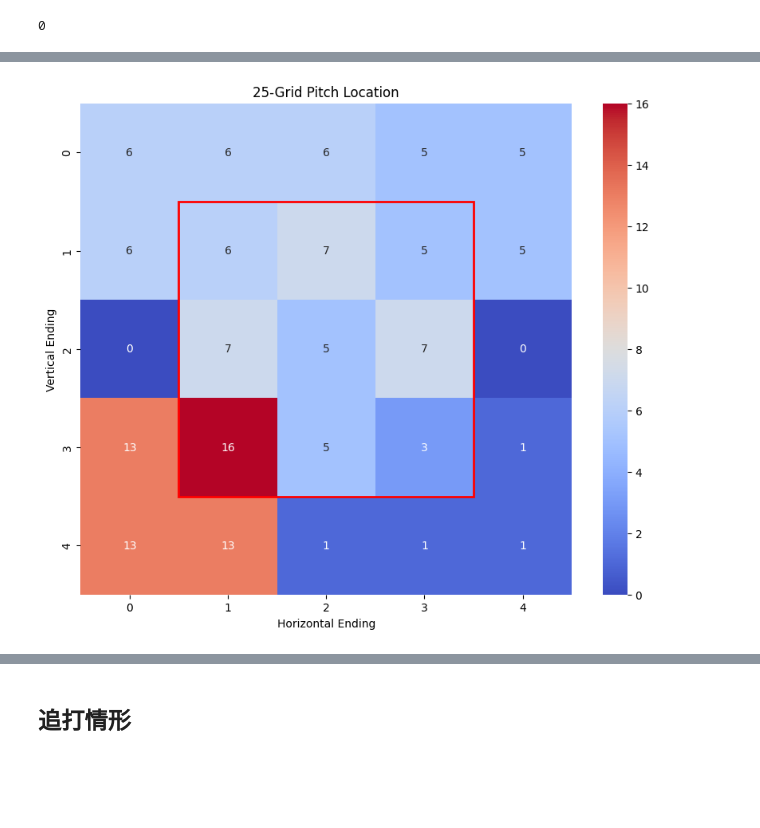
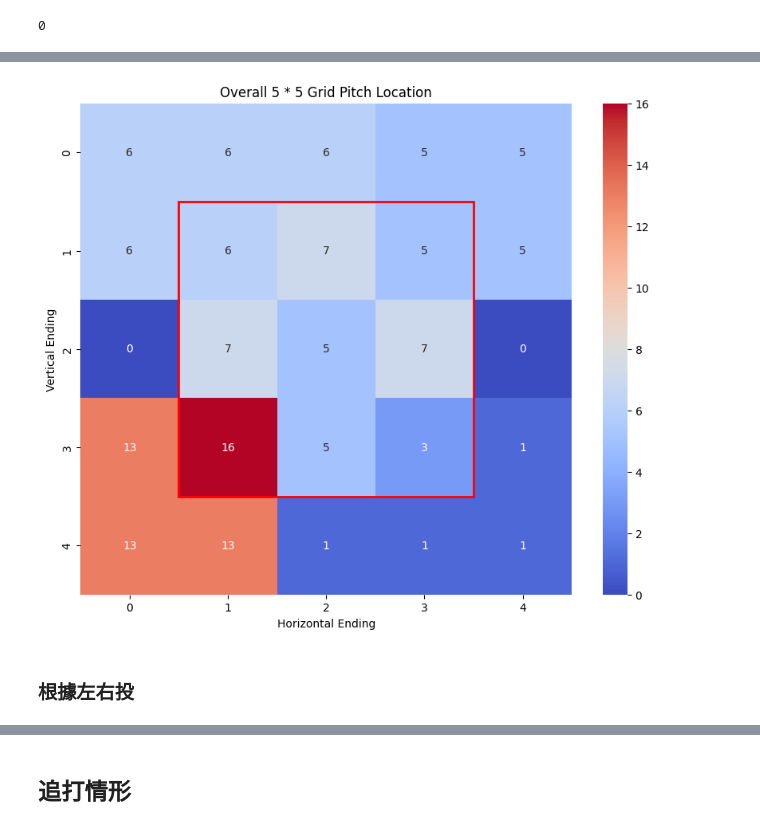
Before and after one commit to Shiou-Ju/jose-ramos-panama-batting, a Jupyter notebook: analysis/plate_preference.ipynb, the cells around one changed output, grey strips where cells are left out. Drawn from its saved outputs; the diff is of its cells as text; code cells hidden in the pictures; blank space fills up the shorter version.

```diff
--- a/analysis/plate_preference.ipynb
+++ b/analysis/plate_preference.ipynb
@@ -297,8 +297,8 @@ import matplotlib.pyplot as plt
 import seaborn as sns
 import numpy as np
 
-grid_counts = pitches_df['25_grid'].value_counts()
-grid_counts
+overall_pitch_location_counts = pitches_df['25_grid'].value_counts()
+overall_pitch_location_counts
 # %% [output]
 25_grid
 M    16
@@ -336,10 +336,8 @@ Name: count, dtype: int64
 
 
 from matplotlib import patches
-from matplotlib.path import Path
 
-
-grid_mapping = {
+grid_map = {
     'A': [(0, 0), (0, 1), (1, 0)],
     'B': [(0, 2)],
     'C': [(0, 3), (0, 4), (1, 4)],
@@ -360,13 +358,13 @@ grid_mapping = {
 }
 
 
-heatmap_data = np.zeros((5, 5))
+overall_pitch_location_heatmap = np.zeros((5, 5))
 
 
-for letter, positions in grid_mapping.items():
-    count = grid_counts.get(letter, 0)
+for letter, positions in grid_map.items():
+    count = overall_pitch_location_counts.get(letter, 0)
     for x, y in positions:
-        heatmap_data[x, y] += count
+        overall_pitch_location_heatmap[x, y] += count
 
 # 嘗試隱藏 其他例如 A 格子只留一格
 # annot_arr = np.array(heatmap_data, dtype=str)
@@ -386,34 +384,36 @@ for letter, positions in grid_mapping.items():
 
 
 plt.figure(figsize=(10, 8))
 
-center_data = heatmap_data[1:4, 1:4]
+# center_data = overall_pitch_location_heatmap[1:4, 1:4]
 
-ax = sns.heatmap(heatmap_data, annot=True, fmt=".0f",
+ax = sns.heatmap(overall_pitch_location_heatmap, annot=True, fmt=".0f",
                  cmap="coolwarm", square=True)
 
 
 # 中間九宮格紅線
 ax.add_patch(patches.Rectangle(
     (1, 1), 3, 3, fill=False, edgecolor='red', linewidth=2))
 
 
 # TODO: 外角分組
 # rectangles = {
 #     'A': {'start': (0, 0), 'width': 2, 'height': 2},
 #     'C': {'start': (0, 3), 'width': 2, 'height': 2},
 #     'L': {'start': (3, 0), 'width': 2, 'height': 2},
 #     'P': {'start': (3, 3), 'width': 2, 'height': 2},
 # }
 
 # for rect in rectangles.values():
 #     ax.add_patch(patches.Rectangle(rect['start'], rect['width'], rect['height'],
 #                                    linewidth=2, edgecolor='yellow', facecolor='none'))
 
 
-plt.title("25-Grid Pitch Location")
+plt.title("Overall 5 * 5 Grid Pitch Location")
 plt.xlabel("Horizontal Ending")
 plt.ylabel("Vertical Ending")
 plt.show()
 # %% [output]
-[figure, old version]
+[figure, new version]
+# %% [markdown]
+### 根據左右投
```
Also changed, not shown: parts of 5 cells of this notebook.
